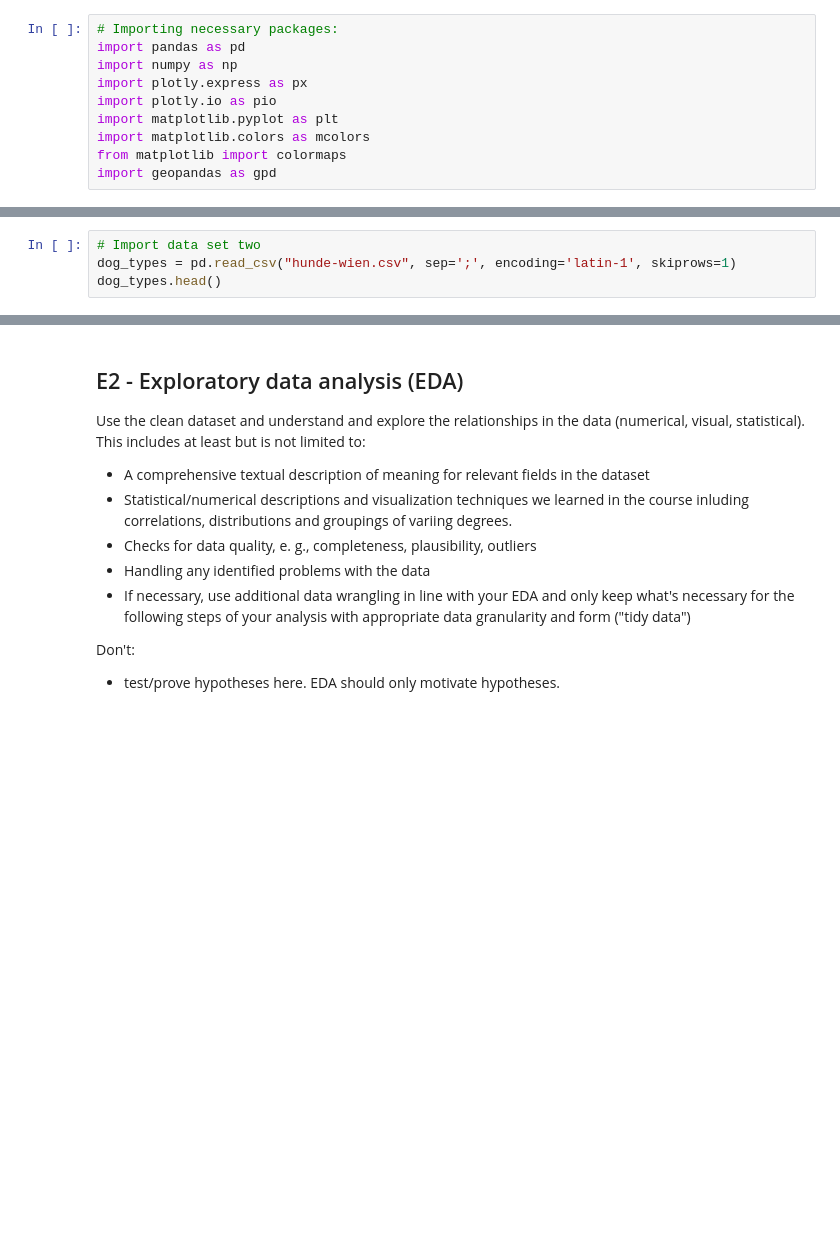
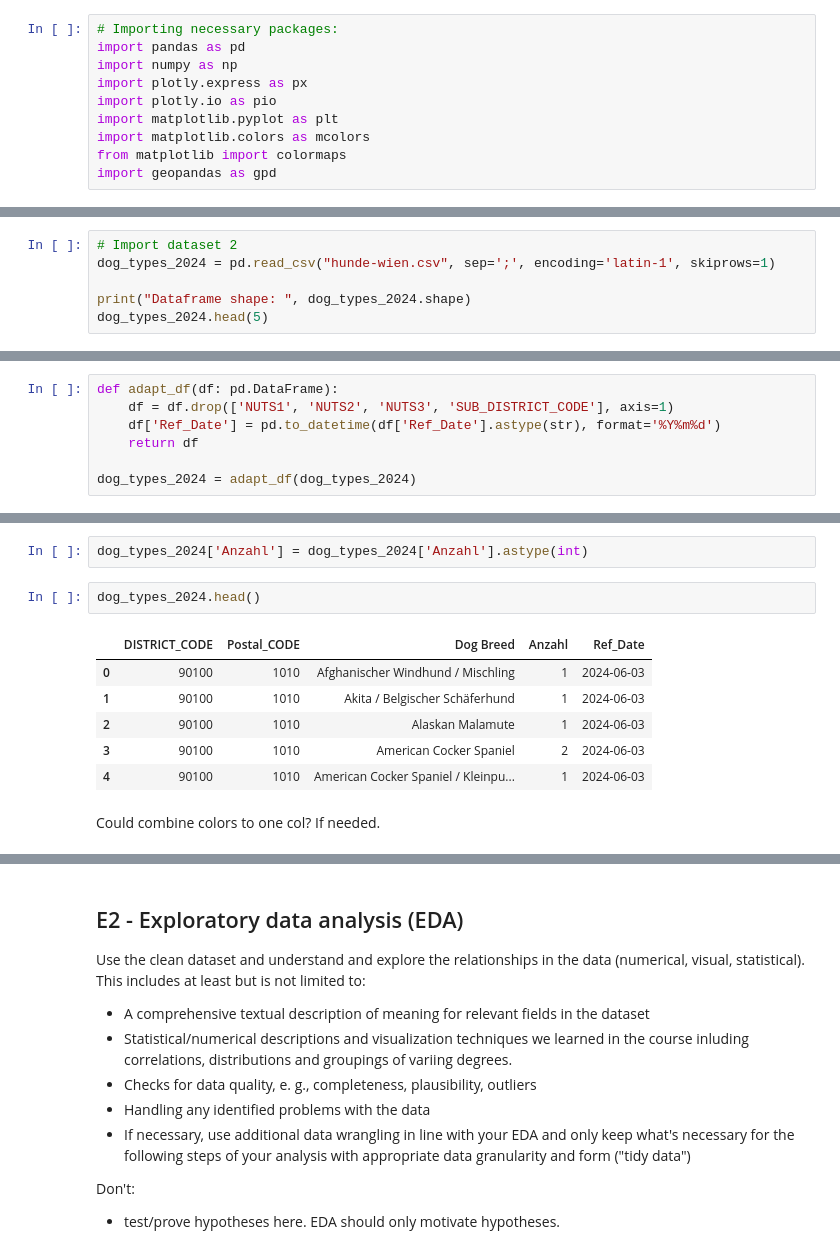
Before and after one commit to theresanother1/dee24-group-project, a Jupyter notebook: prj01.ipynb, the cells around one changed output, grey strips where cells are left out. Saved outputs shown, nothing was run; the diff lists cells and outputs as text; blank space fills up the shorter version.

Commit message:
obtain data and scrub data first version

```diff
--- a/prj01.ipynb
+++ b/prj01.ipynb
@@ -89,5 +190,7 @@ dogs_2002.head()
 # %%
-# Import data set two
-dog_types = pd.read_csv("hunde-wien.csv", sep=';', encoding='latin-1', skiprows=1)
-dog_types.head()
+# Import dataset 2
+dog_types_2024 = pd.read_csv("hunde-wien.csv", sep=';', encoding='latin-1', skiprows=1)
+
+print("Dataframe shape: ", dog_types_2024.shape)
+dog_types_2024.head(5)
 # %% [output]
@@ -99,0 +254,7 @@ dog_types.head()
+# %%
+def adapt_df(df: pd.DataFrame):
+    df = df.drop(['NUTS1', 'NUTS2', 'NUTS3', 'SUB_DISTRICT_CODE'], axis=1)
+    df['Ref_Date'] = pd.to_datetime(df['Ref_Date'].astype(str), format='%Y%m%d')
+    return df
+
+dog_types_2024 = adapt_df(dog_types_2024)
@@ -99,0 +311,13 @@ dog_types.head()
+# %%
+dog_types_2024['Anzahl'] = dog_types_2024['Anzahl'].astype(int)
+# %%
+dog_types_2024.head()
+# %% [output]
+|  | DISTRICT_CODE | Postal_CODE | Dog Breed | Anzahl | Ref_Date |
+| 0 | 90100 | 1010 | Afghanischer Windhund / Mischling | 1 | 2024-06-03 |
+| 1 | 90100 | 1010 | Akita / Belgischer Schäferhund | 1 | 2024-06-03 |
+| 2 | 90100 | 1010 | Alaskan Malamute | 1 | 2024-06-03 |
+| 3 | 90100 | 1010 | American Cocker Spaniel | 2 | 2024-06-03 |
+| 4 | 90100 | 1010 | American Cocker Spaniel / Kleinpu... | 1 | 2024-06-03 |
+# %% [markdown]
+Could combine colors to one col? If needed.
```
Also changed, not shown: parts of 49 cells of this notebook.
